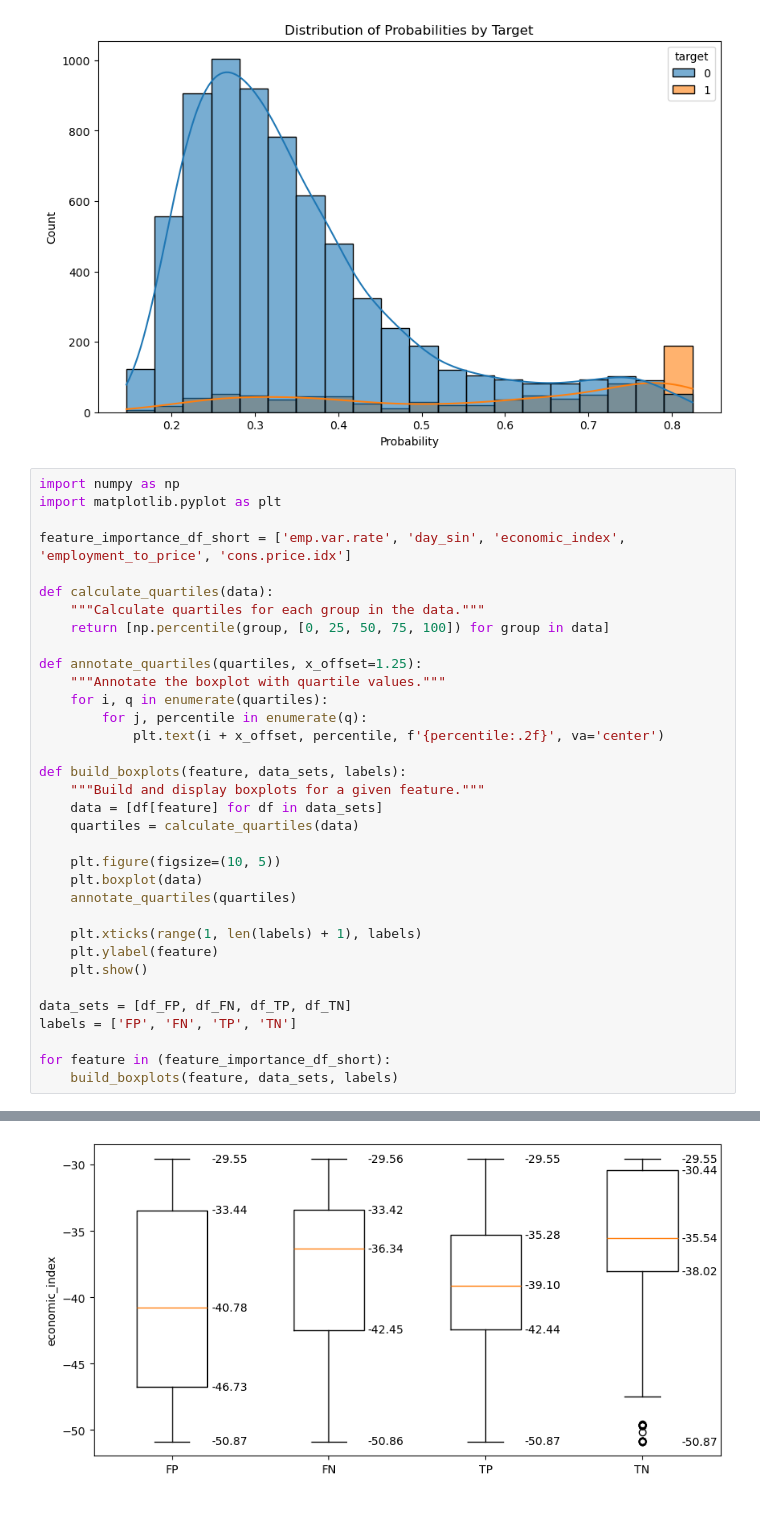
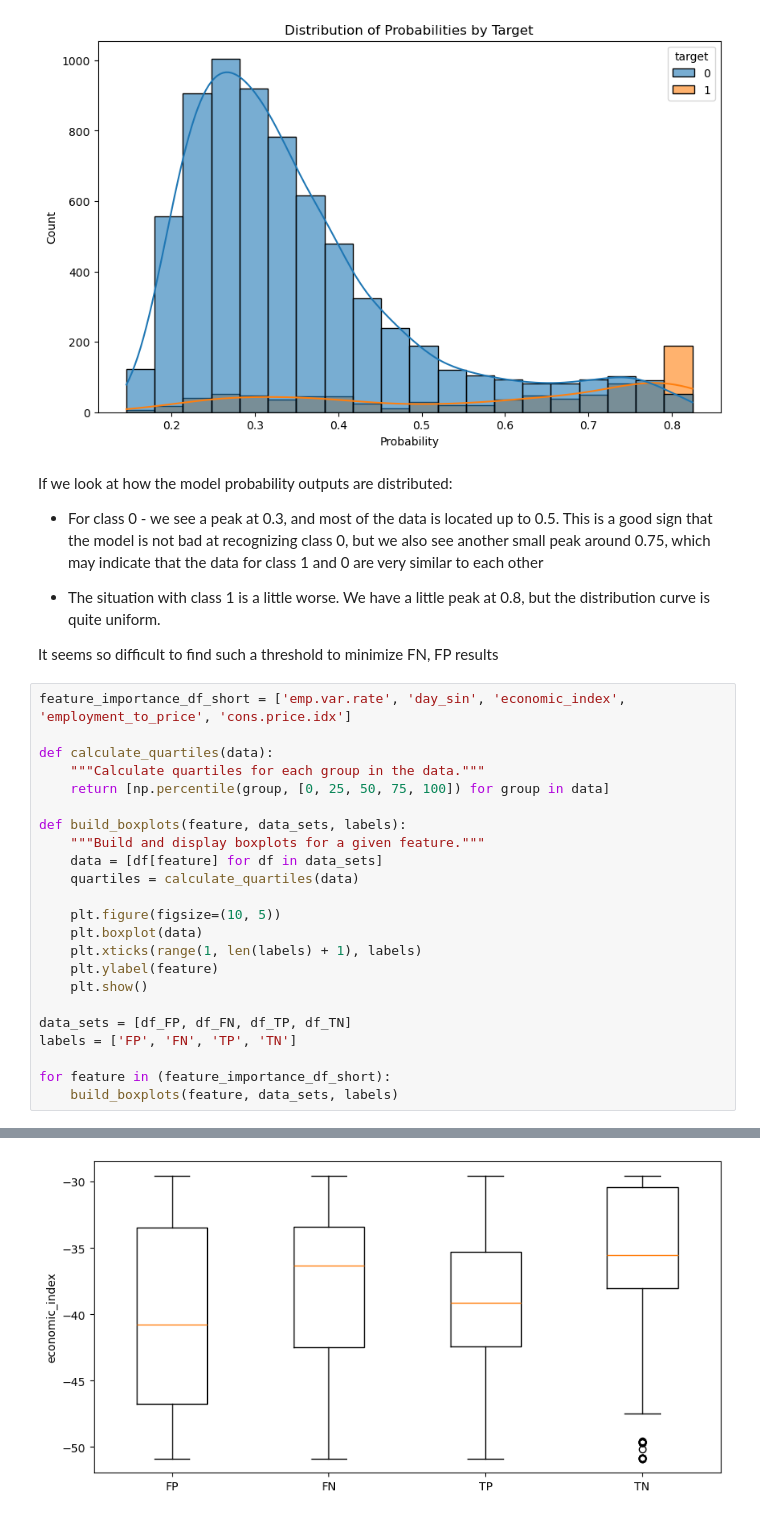
Before and after one commit to ExcellentDarkTea/MidtermProject-prediction-term-deposit, a Jupyter notebook: notebooks/03_interpretability.ipynb, the cells around one changed output, grey strips where cells are left out. Drawn from its saved outputs; the diff is of its cells as text.

```diff
--- a/notebooks/03_interpretability.ipynb
+++ b/notebooks/03_interpretability.ipynb
@@ -140,21 +136,20 @@ plt.ylabel('Count')
 plt.show()
 # %% [output]
 [figure]
+# %% [markdown]
+If we look at how the model probability outputs are distributed:
+
+- For class 0 - we see a peak at 0.3, and most of the data is located up to 0.5. This is a good sign that the model is not bad at recognizing class 0, but we also see another small peak around 0.75, which may indicate that the data for class 1 and 0 are very similar to each other
+
+- The situation with class 1 is a little worse. We have a little peak at 0.8, but the distribution curve is quite uniform.
+
+It seems so difficult to find such a threshold to minimize FN, FP results
 # %%
-import numpy as np
-import matplotlib.pyplot as plt
-
 feature_importance_df_short = ['emp.var.rate', 'day_sin', 'economic_index', 'employment_to_price', 'cons.price.idx']
 
 def calculate_quartiles(data):
     """Calculate quartiles for each group in the data."""
     return [np.percentile(group, [0, 25, 50, 75, 100]) for group in data]
-
-def annotate_quartiles(quartiles, x_offset=1.25):
-    """Annotate the boxplot with quartile values."""
-    for i, q in enumerate(quartiles):
-        for j, percentile in enumerate(q):
-            plt.text(i + x_offset, percentile, f'{percentile:.2f}', va='center')
 
 def build_boxplots(feature, data_sets, labels):
     """Build and display boxplots for a given feature."""
@@ -163,8 +158,6 @@ def build_boxplots(feature, data_sets, labels):
 
     plt.figure(figsize=(10, 5))
     plt.boxplot(data)
-    annotate_quartiles(quartiles)
-
     plt.xticks(range(1, len(labels) + 1), labels)
     plt.ylabel(feature)
     plt.show()
@@ -180 +173 @@ for feature in (feature_importance_df_short):
-[figure, old version]
+[figure, new version]
```
Also changed, not shown: parts of 21 cells of this notebook, 1 other file.
